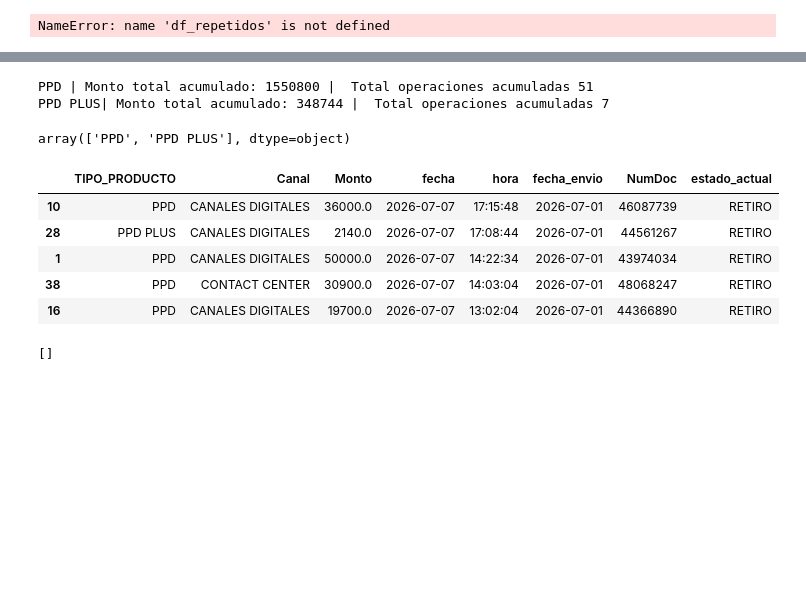
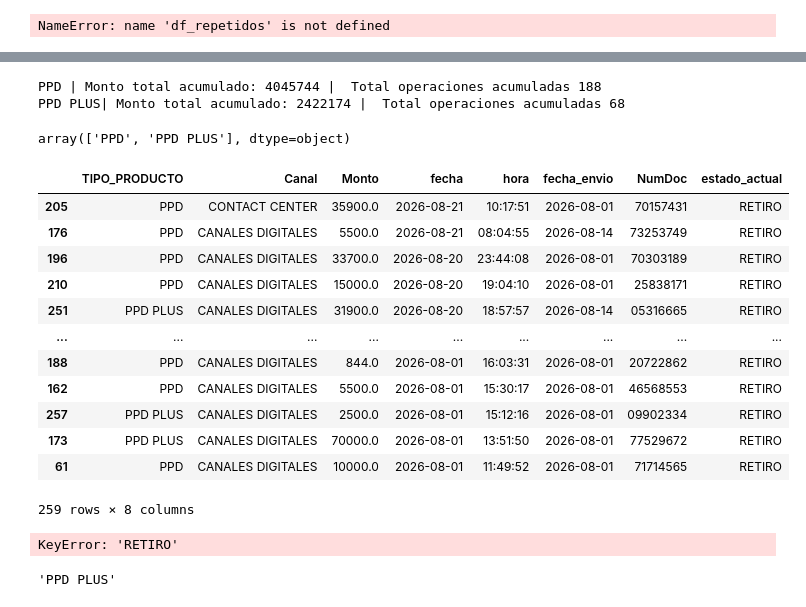
Before and after one commit to fernandolazob/target_script_01, a Jupyter notebook: 02_analisis_base/retiro_fugas_diners_ssff.ipynb, the cells around one changed output, grey strips where cells are left out. Drawn from its saved outputs; the diff is of its cells as text; code cells hidden in the pictures; blank space fills up the shorter version.

```diff
--- a/02_analisis_base/retiro_fugas_diners_ssff.ipynb
+++ b/02_analisis_base/retiro_fugas_diners_ssff.ipynb
@@ -11,11 +11,11 @@ from utils_sql import *
 from sqlalchemy import create_engine
 from sqlalchemy import text
 
-fecha_mes_base='2026-07-01'
+fecha_mes_base='2026-08-01'
 
-filename='retiro_ssff_20260711_01.xlsx'
+filename='retiro_ssff_fugas_20260821.xlsx'
 
-ruta_archivo = os.path.join(ruta_csv, filename)
+ruta_archivo = os.path.join(ruta_diners_ssff, filename)
 df = pd.read_excel(ruta_archivo)
 df['NumDoc'] = df['Cliente'].str.extract(r'DNI-(\d+)')
 df=df[df['Motivo']!='COBRANZA']
@@ -48,28 +48,28 @@ engine_zeus = create_engine(
     f"mssql+pyodbc://{user_sql}:{pwd_sql}@{server_sql}/{db_sql}"
     "?driver=ODBC+Driver+17+for+SQL+Server"
 )
-query = f"""
-select dni as NumDoc, 1 as venta_target from SAMANTHA.dbo.Ventas_Target
-where CAMPANA='Diners'
-and CONVERT(DATE, FECHA) >= CONVERT(DATE, '{fecha_mes_base}')
-AND CONVERT(DATE, FECHA) < DATEADD(MONTH, 1, CONVERT(DATE, '{fecha_mes_base}'))
-"""
-df_venta = pd.read_sql(query, engine_zeus)
+# query = f"""
+# select dni as NumDoc, 1 as venta_target from SAMANTHA.dbo.Ventas_Target
+# where CAMPANA='Diners'
+# and CONVERT(DATE, FECHA) >= CONVERT(DATE, '{fecha_mes_base}')
+# AND CONVERT(DATE, FECHA) < DATEADD(MONTH, 1, CONVERT(DATE, '{fecha_mes_base}'))
+# """
+# df_venta = pd.read_sql(query, engine_zeus)
 
-df_target = df_ssff.merge(
-    df_venta,
-    on='NumDoc',
-    how='left'
-)
-df_final = df_target.merge(
+# df_target = df_ssff.merge(
+#     df_venta,
+#     on='NumDoc',
+#     how='left'
+# )
+df_final = df_ssff.merge(
     df,
     on='NumDoc',
     how='inner'
 )
-df_final = (
-    df_final[df_final['venta_target'].isnull()]
-    .drop(columns=['venta_target'])
-)
+# df_final = (
+#     df_final[df_final['venta_target'].isnull()]
+#     .drop(columns=['venta_target'])
+# )
 df_final.rename(
     columns={
         'Importe Solicitado': 'Monto'
@@ -408,6 +412,6 @@ total_ope_ppd = df_final.loc[
 
 print(f'PPD PLUS| Monto total acumulado: {int(total_monto_ppd)} |  Total operaciones acumuladas {int(total_ope_ppd)} ')
 # %% [output]
-PPD | Monto total acumulado: 1550800 |  Total operaciones acumuladas 51
-PPD PLUS| Monto total acumulado: 348744 |  Total operaciones acumuladas 7
+PPD | Monto total acumulado: 4045744 |  Total operaciones acumuladas 188
+PPD PLUS| Monto total acumulado: 2422174 |  Total operaciones acumuladas 68
 # %%
@@ -427,16 +438,24 @@ tipo_producto='PPD'
 # %%
-df_final.head()
+df_final
 # %% [output]
 |  | TIPO_PRODUCTO | Canal | Monto | fecha | hora | fecha_envio | NumDoc | estado_actual |
-| 10 | PPD | CANALES DIGITALES | 36000.0 | 2026-07-07 | 17:15:48 | 2026-07-01 | 46087739 | RETIRO |
-| 28 | PPD PLUS | CANALES DIGITALES | 2140.0 | 2026-07-07 | 17:08:44 | 2026-07-01 | 44561267 | RETIRO |
-| 1 | PPD | CANALES DIGITALES | 50000.0 | 2026-07-07 | 14:22:34 | 2026-07-01 | 43974034 | RETIRO |
-| 38 | PPD | CONTACT CENTER | 30900.0 | 2026-07-07 | 14:03:04 | 2026-07-01 | 48068247 | RETIRO |
-| 16 | PPD | CANALES DIGITALES | 19700.0 | 2026-07-07 | 13:02:04 | 2026-07-01 | 44366890 | RETIRO |
+| 205 | PPD | CONTACT CENTER | 35900.0 | 2026-08-21 | 10:17:51 | 2026-08-01 | 70157431 | RETIRO |
+| 176 | PPD | CANALES DIGITALES | 5500.0 | 2026-08-21 | 08:04:55 | 2026-08-14 | 73253749 | RETIRO |
+| 196 | PPD | CANALES DIGITALES | 33700.0 | 2026-08-20 | 23:44:08 | 2026-08-01 | 70303189 | RETIRO |
+| 210 | PPD | CANALES DIGITALES | 15000.0 | 2026-08-20 | 19:04:10 | 2026-08-01 | 25838171 | RETIRO |
+| 251 | PPD PLUS | CANALES DIGITALES | 31900.0 | 2026-08-20 | 18:57:57 | 2026-08-14 | 05316665 | RETIRO |
+| ... | ... | ... | ... | ... | ... | ... | ... | ... |
+| 188 | PPD | CANALES DIGITALES | 844.0 | 2026-08-01 | 16:03:31 | 2026-08-01 | 20722862 | RETIRO |
+| 162 | PPD | CANALES DIGITALES | 5500.0 | 2026-08-01 | 15:30:17 | 2026-08-01 | 46568553 | RETIRO |
+| 257 | PPD PLUS | CANALES DIGITALES | 2500.0 | 2026-08-01 | 15:12:16 | 2026-08-01 | 09902334 | RETIRO |
+| 173 | PPD PLUS | CANALES DIGITALES | 70000.0 | 2026-08-01 | 13:51:50 | 2026-08-01 | 77529672 | RETIRO |
+| 61 | PPD | CANALES DIGITALES | 10000.0 | 2026-08-01 | 11:49:52 | 2026-08-01 | 71714565 | RETIRO |
+259 rows × 8 columns
 # %%
+
 list_dni = (
     df_final.loc[
-        (df_final['estado_actual'].isna()) &
+        (df_final['RETIRO'].isna()) &
         (df_final['TIPO_PRODUCTO'].str.upper() == f'{tipo_producto}'),
         'NumDoc'
     ]
@@ -444,8 +463,11 @@ list_dni = (
     .drop_duplicates()
     .tolist()
 )
-list_dni
 # %% [output]
-[]
+KeyError: 'RETIRO'
+# %%
+tipo_producto
+# %% [output]
+'PPD PLUS'
 # %%
 
```
Also changed, not shown: parts of 10 cells of this notebook, 46 other files.
